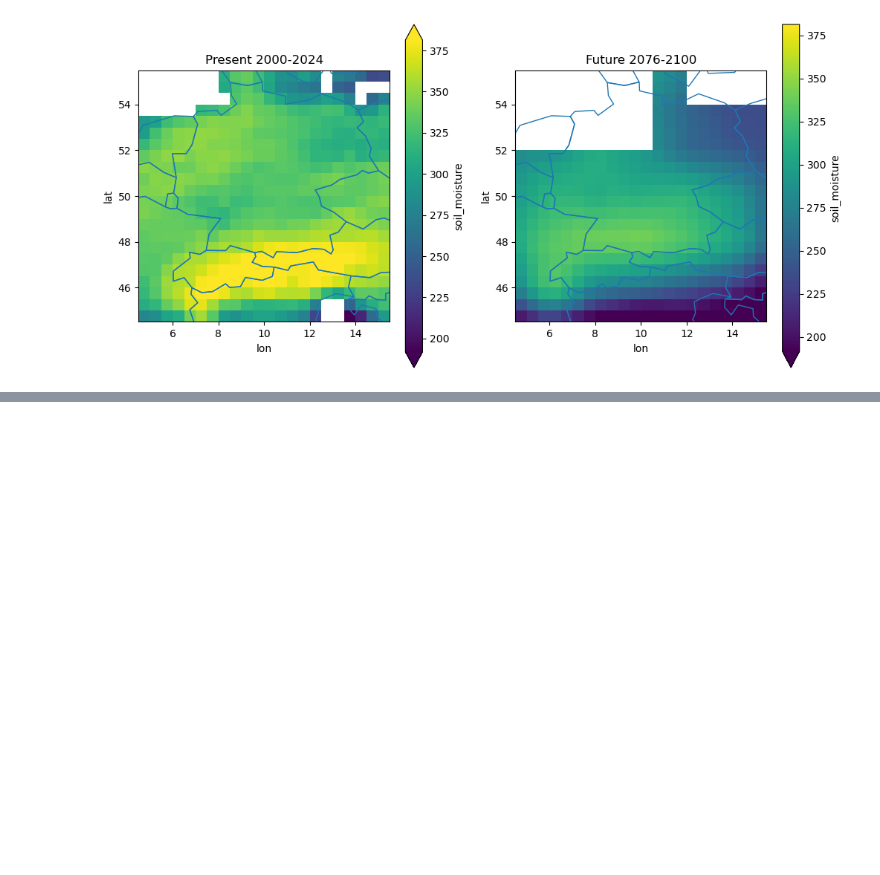
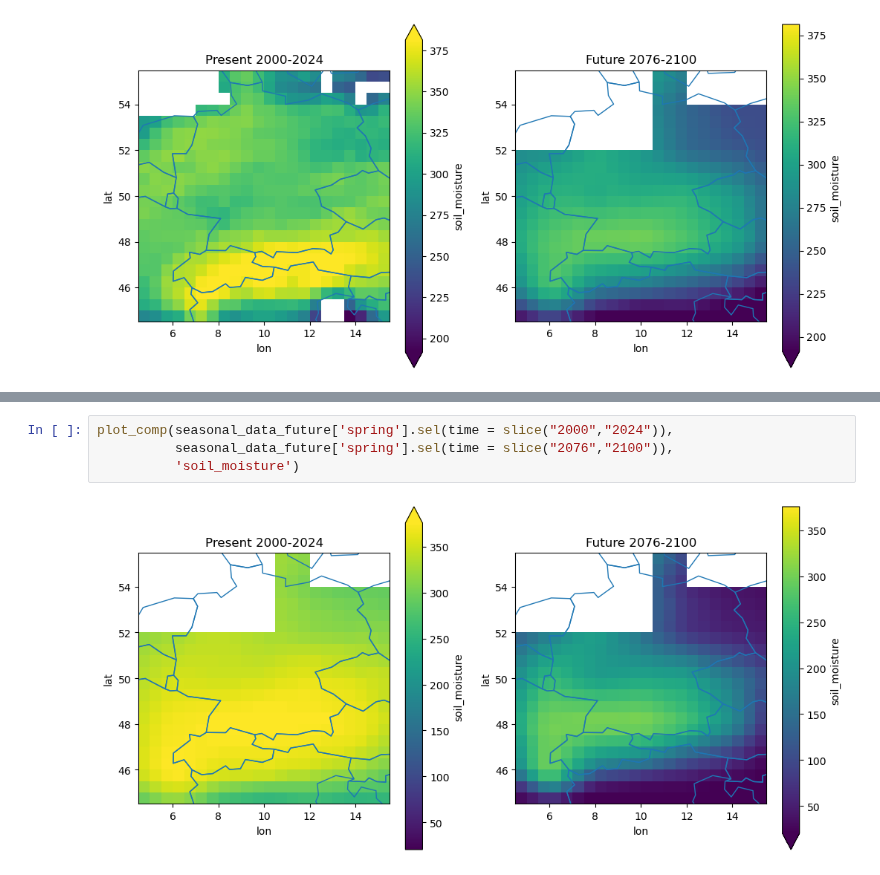
Before and after one commit to JohannaTrost/MSC24-WBM, a Jupyter notebook: final_script.ipynb, the cells around one changed output, grey strips where cells are left out. Drawn from its saved outputs; the diff is of its cells as text; blank space fills up the shorter version.

```diff
--- a/final_script.ipynb
+++ b/final_script.ipynb
@@ -220,0 +241,6 @@ plot_comp(seasonal_data['summer'], seasonal_data_future['summer'], 'soil_moistur
+# %%
+plot_comp(seasonal_data_future['spring'].sel(time = slice("2000","2024")),
+          seasonal_data_future['spring'].sel(time = slice("2076","2100")),
+          'soil_moisture')
+# %% [output]
+[figure, added]
```
Also changed, not shown: parts of 10 cells of this notebook, 1 other file.
